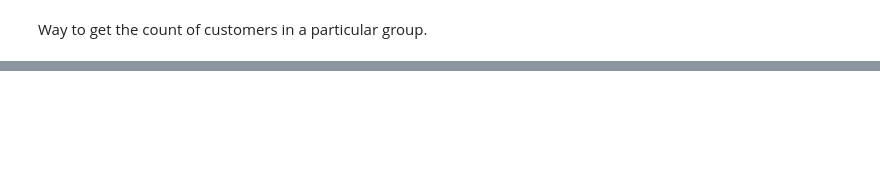
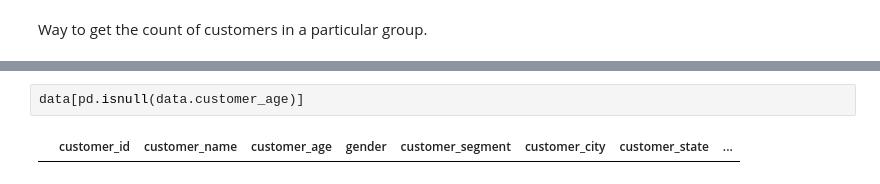
Before and after one commit to Spoorti803/Kaggle-Practice, a Jupyter notebook: pandas1.ipynb, the cells around one changed output, grey strips where cells are left out. Drawn from its saved outputs; the diff is of its cells as text; blank space fills up the shorter version.

```diff
--- a/pandas1.ipynb
+++ b/pandas1.ipynb
@@ -872,0 +921,4 @@ dtype: int64
+# %%
+data[pd.isnull(data.customer_age)]
+# %% [output]
+|  | customer_id | customer_name | customer_age | gender | customer_segment | customer_city | customer_state | ... |
```
Also changed, not shown: parts of 33 cells of this notebook.
